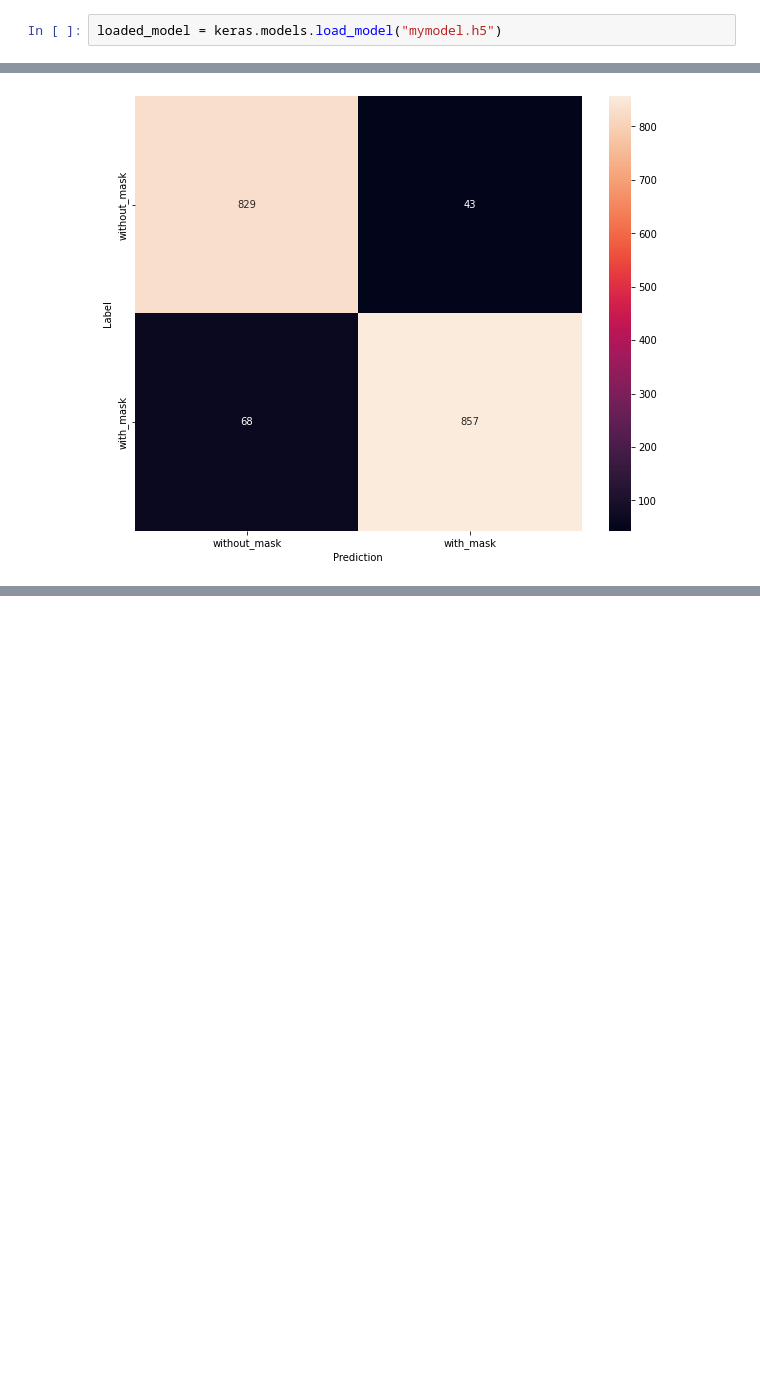
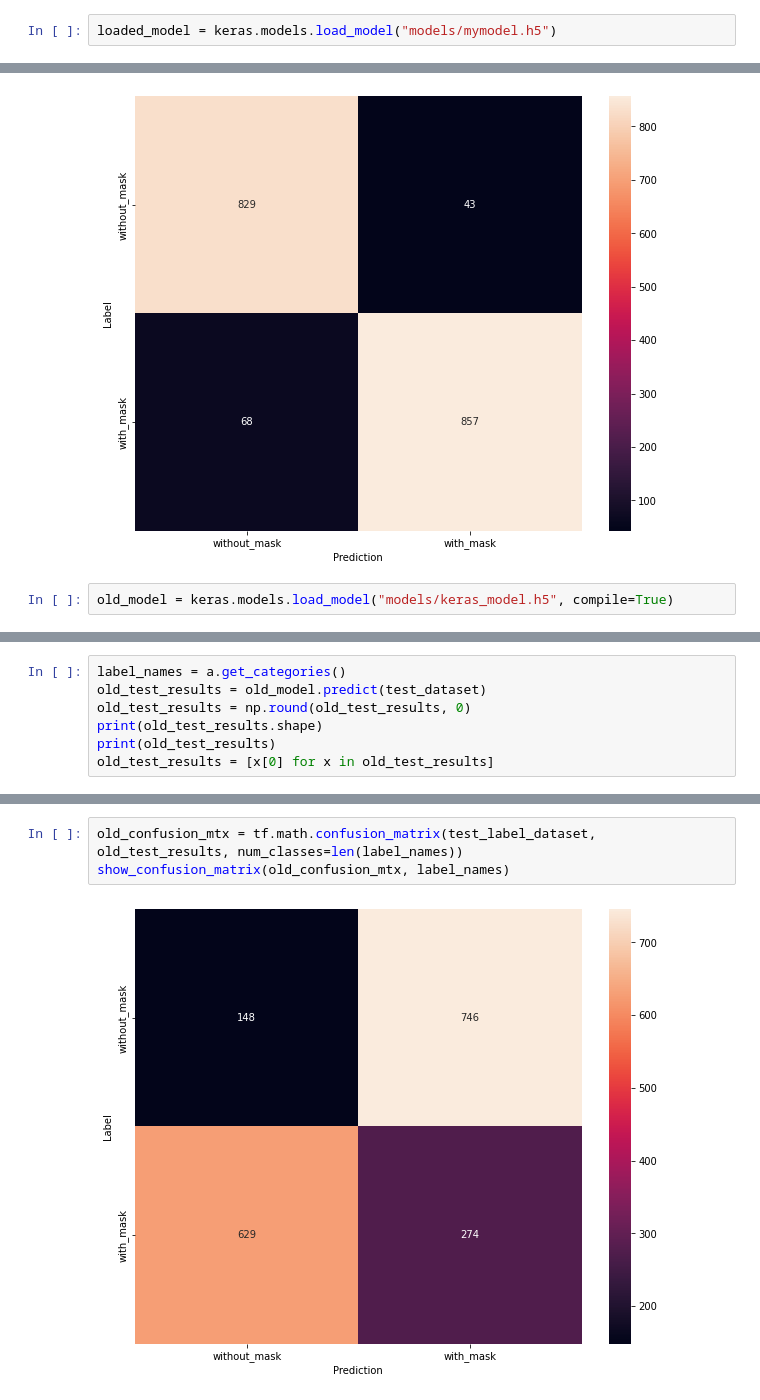
Before and after one commit to hoj2atwit/Final-CNN-Checkpoint, a Jupyter notebook: notebook6ecaa2376c.ipynb, the cells around one changed output, grey strips where cells are left out. Saved outputs shown, nothing was run; the diff lists cells and outputs as text; blank space fills up the shorter version.

Commit message:
moved models into models folder and generated old confusion matrix

```diff
--- a/notebook6ecaa2376c.ipynb
+++ b/notebook6ecaa2376c.ipynb
@@ -256,7 +252,7 @@ model.save('mymodel.h5', save_format='h5')
 # %% [markdown]
 # Loading Model
 # %%
-loaded_model = keras.models.load_model("mymodel.h5")
+loaded_model = keras.models.load_model("models/mymodel.h5")
 # %%
 score = loaded_model.evaluate(test_dataset, test_label_dataset, verbose = 1)
 
@@ -310,3 +308,5 @@ tf.Tensor(
 [[829  43]
  [ 68 857]], shape=(2, 2), dtype=int32)
 [figure]
+# %%
+old_model = keras.models.load_model("models/keras_model.h5", compile=True)
@@ -312,0 +315,7 @@ tf.Tensor(
+# %%
+label_names = a.get_categories()
+old_test_results = old_model.predict(test_dataset)
+old_test_results = np.round(old_test_results, 0)
+print(old_test_results.shape)
+print(old_test_results)
+old_test_results = [x[0] for x in old_test_results]
@@ -312,0 +334,5 @@ tf.Tensor(
+# %%
+old_confusion_mtx = tf.math.confusion_matrix(test_label_dataset, old_test_results, num_classes=len(label_names))
+show_confusion_matrix(old_confusion_mtx, label_names)
+# %% [output]
+[figure, added]
```
Also changed, not shown: parts of 5 cells of this notebook, 3 other files.
